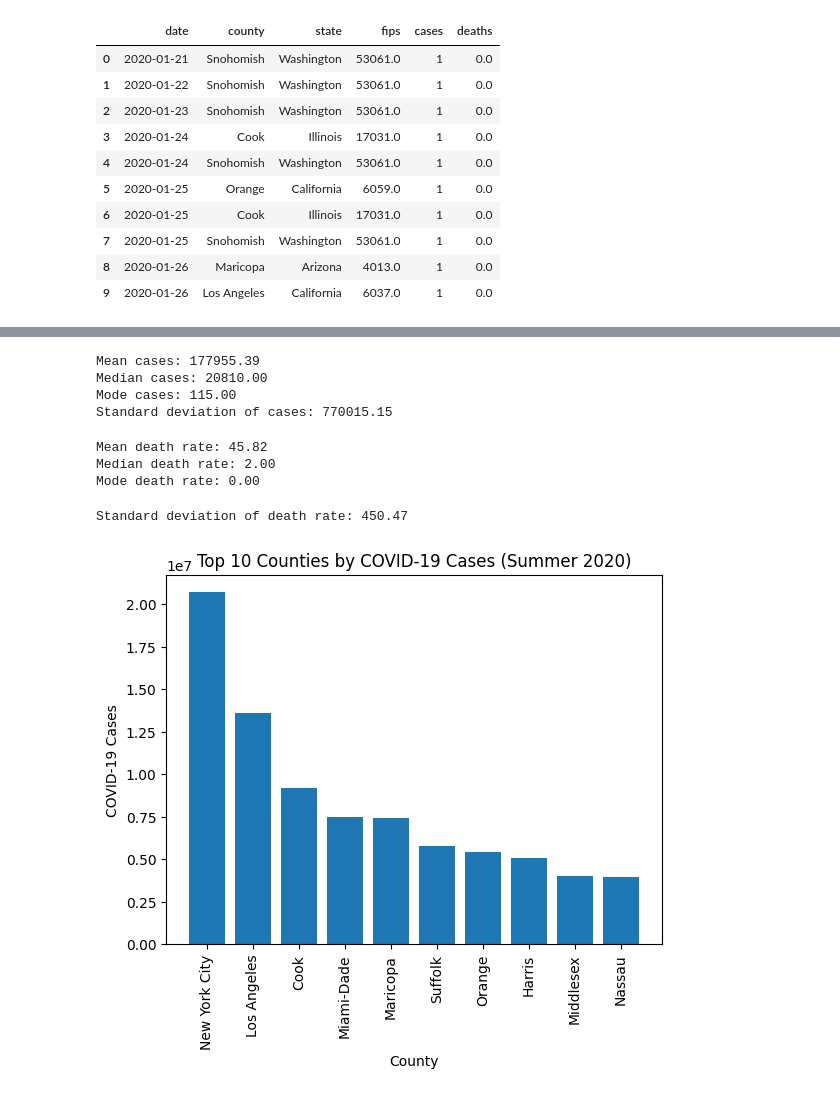
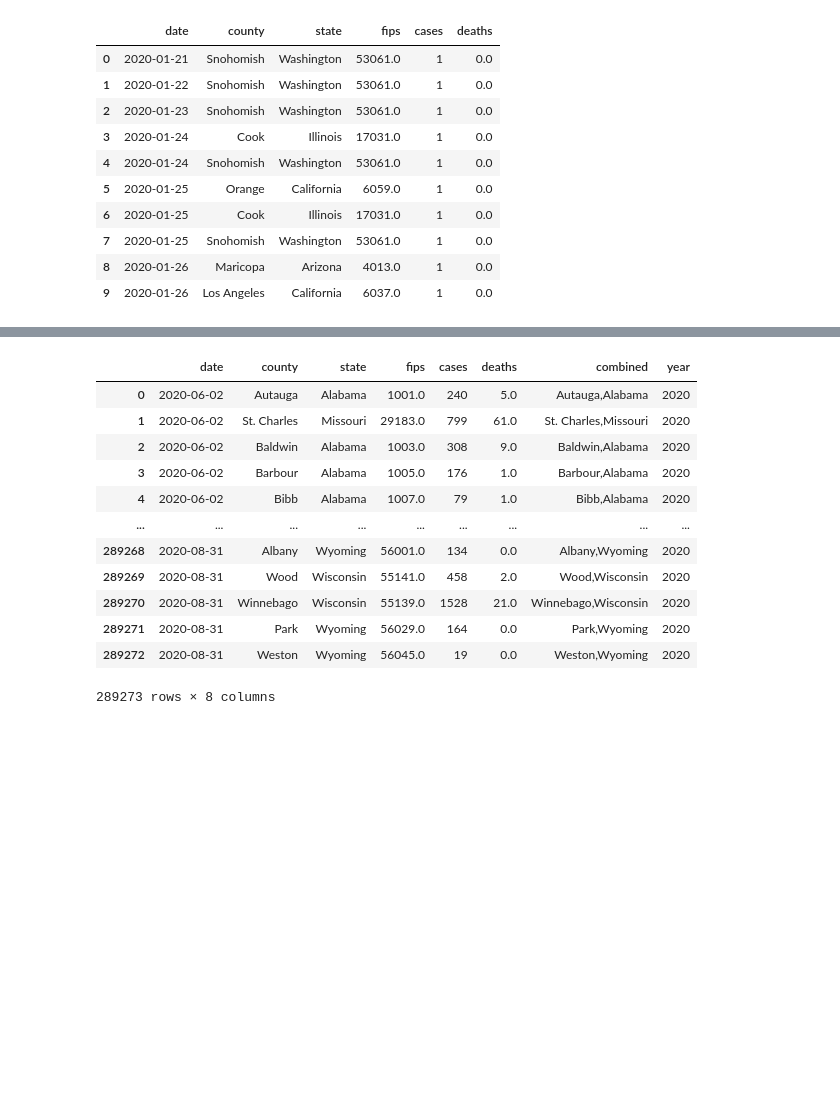
Before and after one commit to ryankracaw/project-one, a Jupyter notebook: Summer.ipynb, the cells around one changed output, grey strips where cells are left out. Drawn from its saved outputs; the diff is of its cells as text; code cells hidden in the pictures; blank space fills up the shorter version.

```diff
--- a/Summer.ipynb
+++ b/Summer.ipynb
@@ -102,16 +121,0 @@ county_cases_df.head(10)
-# %%
-# Calculate the mean, median, mode, and standard deviation of total Summer cases by county
-mean_cases = county_cases_df['cases'].mean()
-median_cases = county_cases_df['cases'].median()
-mode_cases = county_cases_df['cases'].mode()[0]
-std_cases = county_cases_df['cases'].std()
-
-print(f"Mean cases: {mean_cases:.2f}")
-print(f"Median cases: {median_cases:.2f}")
-print(f"Mode cases: {mode_cases:.2f}")
-print(f"Standard deviation of cases: {std_cases:.2f}")
-# %% [output]
-Mean cases: 177955.39
-Median cases: 20810.00
-Mode cases: 115.00
-Standard deviation of cases: 770015.15
@@ -123,31 +122,18 @@ summer_df = C19_df.loc[mask]
-# %%
-
-# Calculate mean, median, and mode for the death rate
-mean_death_rate = summer_df['deaths'].mean()
-median_death_rate = summer_df['deaths'].median()
-mode_death_rate = summer_df['deaths'].mode()[0]
-print(f"Mean death rate: {mean_death_rate:.2f}")
-print(f"Median death rate: {median_death_rate:.2f}")
-print(f"Mode death rate: {mode_death_rate:.2f}")
-# %% [output]
-Mean death rate: 45.82
-Median death rate: 2.00
-Mode death rate: 0.00
-# %%
-# Calculate standard deviation of the death rate
-std_dev_death_rate = summer_df['deaths'].std()
-print(f"Standard deviation of death rate: {std_dev_death_rate:.2f}")
-# %% [output]
-Standard deviation of death rate: 450.47
-# %%
-#Create bar graph of top 10 counties by COVID-19 cases for summer
-top_counties = summer_df.groupby('county')['cases'].sum().reset_index().sort_values('cases', ascending=False).head(10)
-plt.bar(top_counties['county'], top_counties['cases'])
-plt.xticks(rotation=90)
-plt.xlabel('County')
-plt.ylabel('COVID-19 Cases')
-plt.title('Top 10 Counties by COVID-19 Cases (Summer 2020)')
-plt.show()
-# %% [output]
-[figure, removed]
+# %%
+summer_covid_df['year'] = summer_covid_df['date'].str[:4]
+summer_covid_df
+# %% [output]
+|  | date | county | state | fips | cases | deaths | combined | year |
+| 0 | 2020-06-02 | Autauga | Alabama | 1001.0 | 240 | 5.0 | Autauga,Alabama | 2020 |
+| 1 | 2020-06-02 | St. Charles | Missouri | 29183.0 | 799 | 61.0 | St. Charles,Missouri | 2020 |
+| 2 | 2020-06-02 | Baldwin | Alabama | 1003.0 | 308 | 9.0 | Baldwin,Alabama | 2020 |
+| 3 | 2020-06-02 | Barbour | Alabama | 1005.0 | 176 | 1.0 | Barbour,Alabama | 2020 |
+| 4 | 2020-06-02 | Bibb | Alabama | 1007.0 | 79 | 1.0 | Bibb,Alabama | 2020 |
+| ... | ... | ... | ... | ... | ... | ... | ... | ... |
+| 289268 | 2020-08-31 | Albany | Wyoming | 56001.0 | 134 | 0.0 | Albany,Wyoming | 2020 |
+| 289269 | 2020-08-31 | Wood | Wisconsin | 55141.0 | 458 | 2.0 | Wood,Wisconsin | 2020 |
+| 289270 | 2020-08-31 | Winnebago | Wisconsin | 55139.0 | 1528 | 21.0 | Winnebago,Wisconsin | 2020 |
+| 289271 | 2020-08-31 | Park | Wyoming | 56029.0 | 164 | 0.0 | Park,Wyoming | 2020 |
+| 289272 | 2020-08-31 | Weston | Wyoming | 56045.0 | 19 | 0.0 | Weston,Wyoming | 2020 |
+289273 rows × 8 columns
 # %%
```
Also changed, not shown: parts of 11 cells of this notebook.
